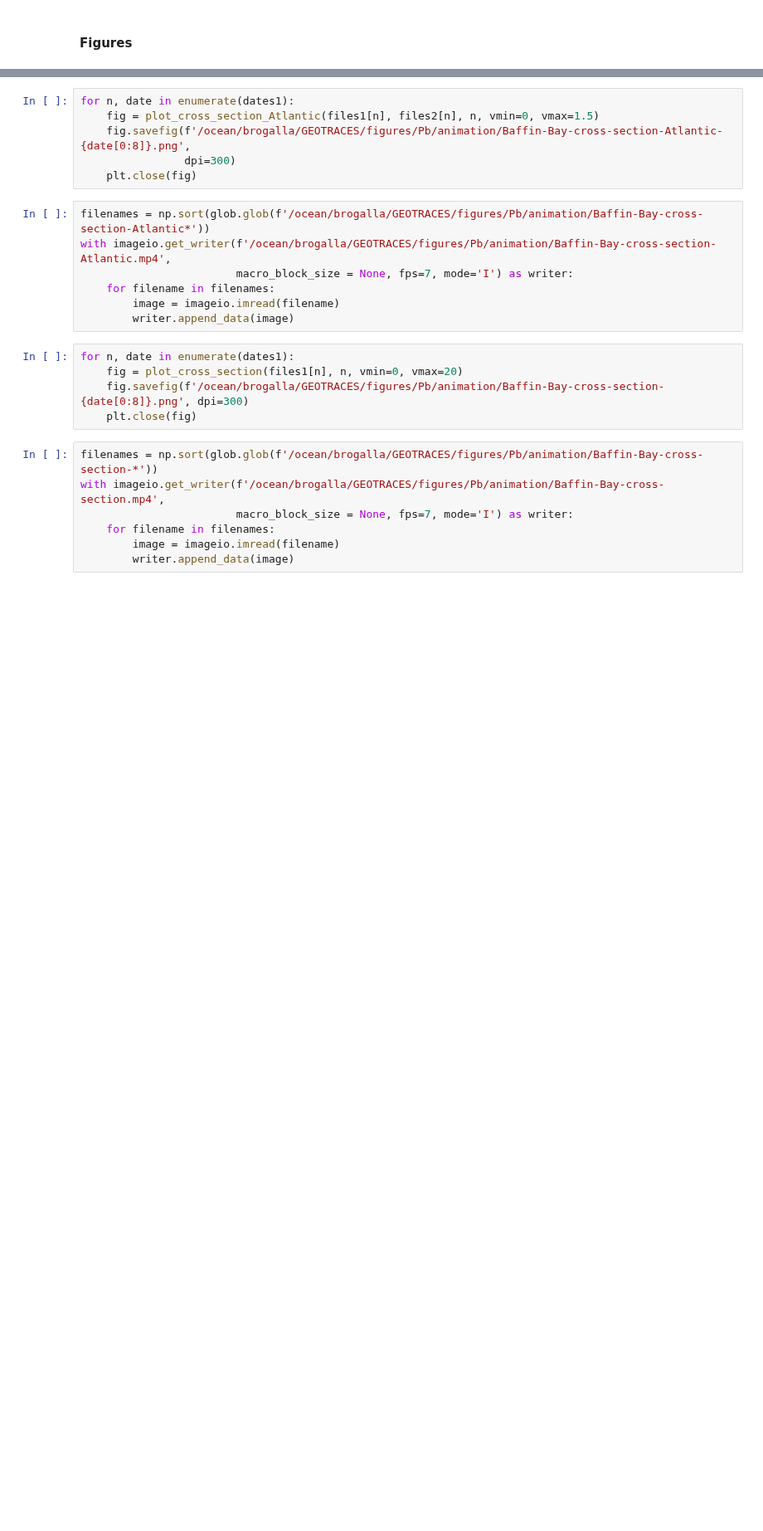
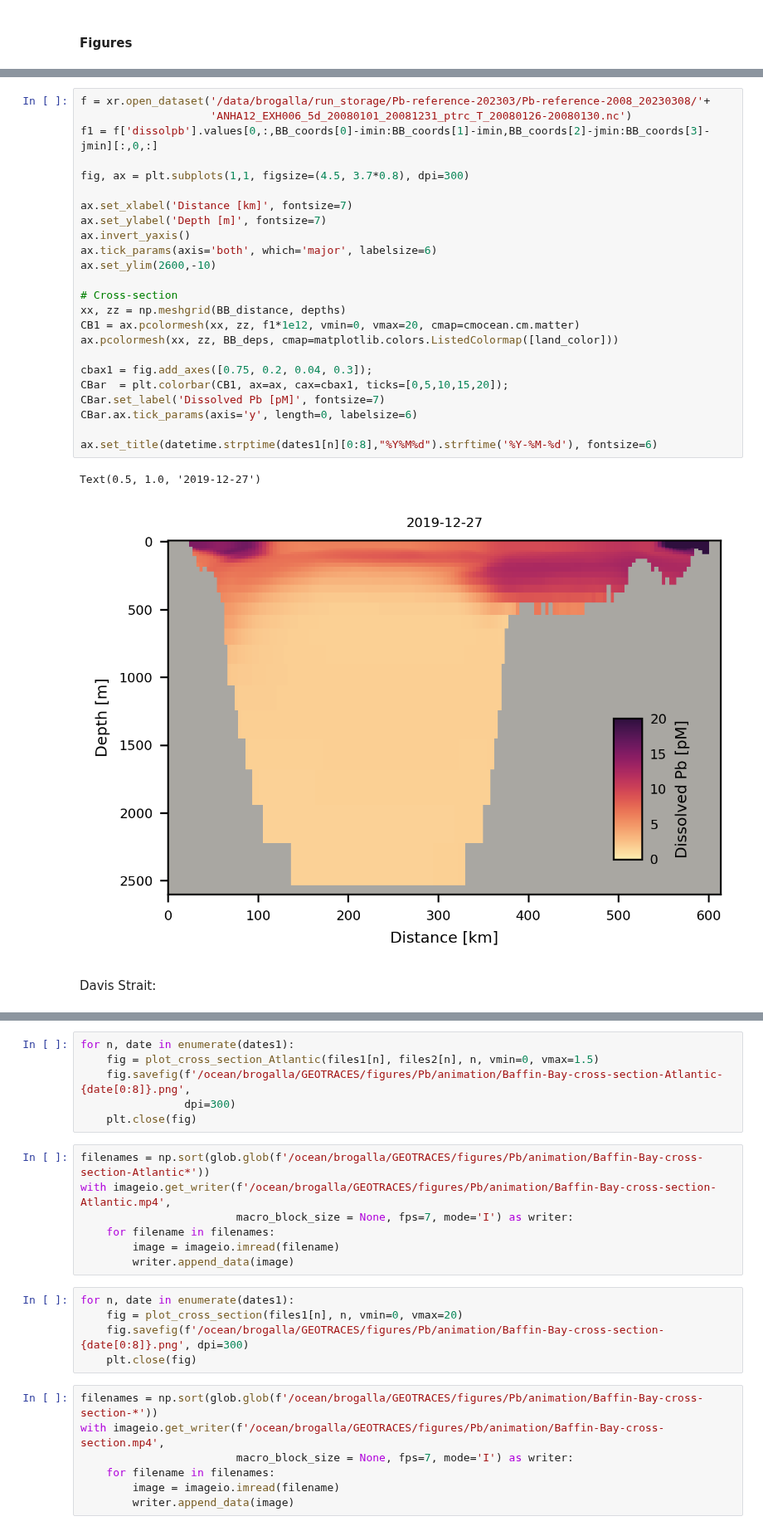
Before and after one commit to UBC-MOAD/analysis-brogalla, a Jupyter notebook: paper3/animation-cross-section.ipynb, the cells around one changed output, grey strips where cells are left out. Shown at 83% size. Drawn from its saved outputs; the diff is of its cells as text; blank space fills up the shorter version.

```diff
--- a/paper3/animation-cross-section.ipynb
+++ b/paper3/animation-cross-section.ipynb
@@ -138,0 +218,29 @@ XS_distance  = calc_distance(BB_lats, BB_lons)
+# %%
+f = xr.open_dataset('/data/brogalla/run_storage/Pb-reference-202303/Pb-reference-2008_20230308/'+
+                    'ANHA12_EXH006_5d_20080101_20081231_ptrc_T_20080126-20080130.nc')
+f1 = f['dissolpb'].values[0,:,BB_coords[0]-imin:BB_coords[1]-imin,BB_coords[2]-jmin:BB_coords[3]-jmin][:,0,:]
+
+fig, ax = plt.subplots(1,1, figsize=(4.5, 3.7*0.8), dpi=300)
+
+ax.set_xlabel('Distance [km]', fontsize=7)
+ax.set_ylabel('Depth [m]', fontsize=7)
+ax.invert_yaxis()
+ax.tick_params(axis='both', which='major', labelsize=6)
+ax.set_ylim(2600,-10)
+
+# Cross-section
+xx, zz = np.meshgrid(BB_distance, depths)
+CB1 = ax.pcolormesh(xx, zz, f1*1e12, vmin=0, vmax=20, cmap=cmocean.cm.matter)
+ax.pcolormesh(xx, zz, BB_deps, cmap=matplotlib.colors.ListedColormap([land_color]))
+
+cbax1 = fig.add_axes([0.75, 0.2, 0.04, 0.3]);
+CBar  = plt.colorbar(CB1, ax=ax, cax=cbax1, ticks=[0,5,10,15,20]);
+CBar.set_label('Dissolved Pb [pM]', fontsize=7)
+CBar.ax.tick_params(axis='y', length=0, labelsize=6)
+
+ax.set_title(datetime.strptime(dates1[n][0:8],"%Y%M%d").strftime('%Y-%M-%d'), fontsize=6)
+# %% [output]
+Text(0.5, 1.0, '2019-12-27')
+[figure, added]
+# %% [markdown]
+Davis Strait:
```
Also changed, not shown: parts of 16 cells of this notebook, 11 other files.
